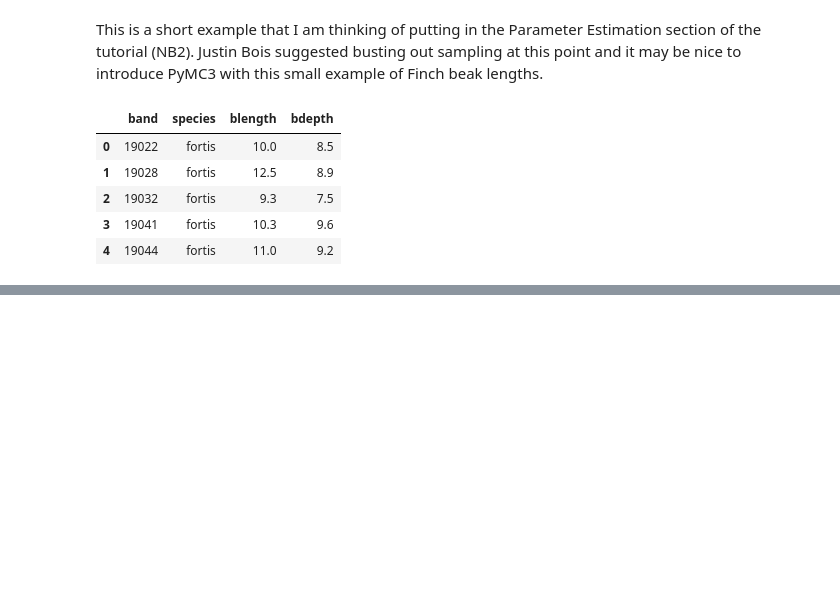
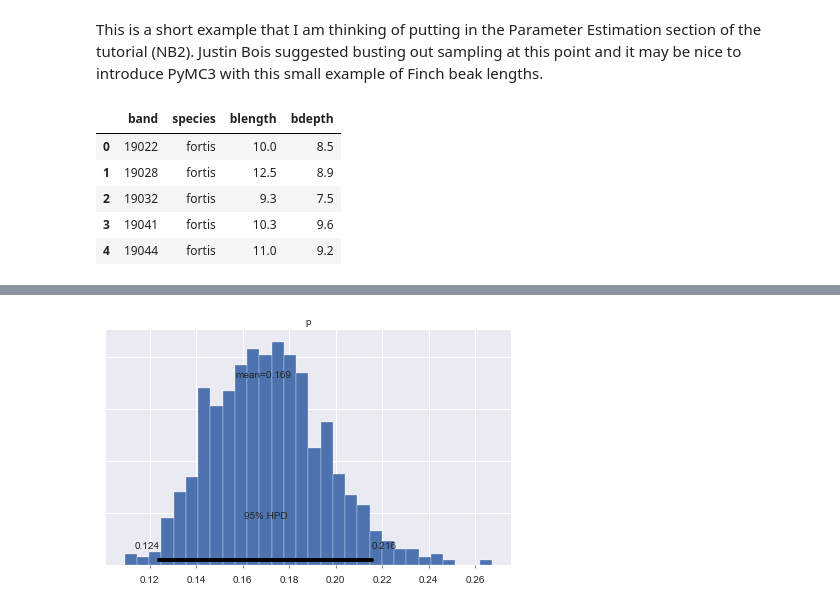
Before and after one commit to ericmjl/bayesian-stats-modelling-tutorial, a Jupyter notebook: notebooks/pymc3_finch_example.ipynb, the cells around one changed output, grey strips where cells are left out. Saved outputs shown, nothing was run; the diff lists cells and outputs as text; code cells hidden in the pictures; blank space fills up the shorter version.

```diff
--- a/notebooks/pymc3_finch_example.ipynb
+++ b/notebooks/pymc3_finch_example.ipynb
@@ -40,0 +112,22 @@ Finished [100%]: Average Loss = 492.42
+# %%
+# Gernerate click data
+np.random.seed(42)
+
+# click-through rates
+p_a = 0.15
+p_b = 0.20
+N = 1000
+successes_a = np.random.uniform(size=N) <= p_a
+successes_b = np.random.uniform(size=N) <= p_b
+# %%
+# Build model of p_a
+with pm.Model() as Model:
+    # Prior on p
+    prob = pm.Uniform('p')
+    # Binomial Likelihood
+    y = pm.Bernoulli('y', p=prob, observed=successes_a)
+    #y = pm.Bernoulli('y', )
+with Model:
+    samples = pm.fit(random_seed=42).sample(1000)
+pm.plot_posterior(samples);
+# %% [output]
@@ -40,0 +135 @@ Finished [100%]: Average Loss = 492.42
+[figure, added]
```
Also changed, not shown: parts of 12 cells of this notebook.
